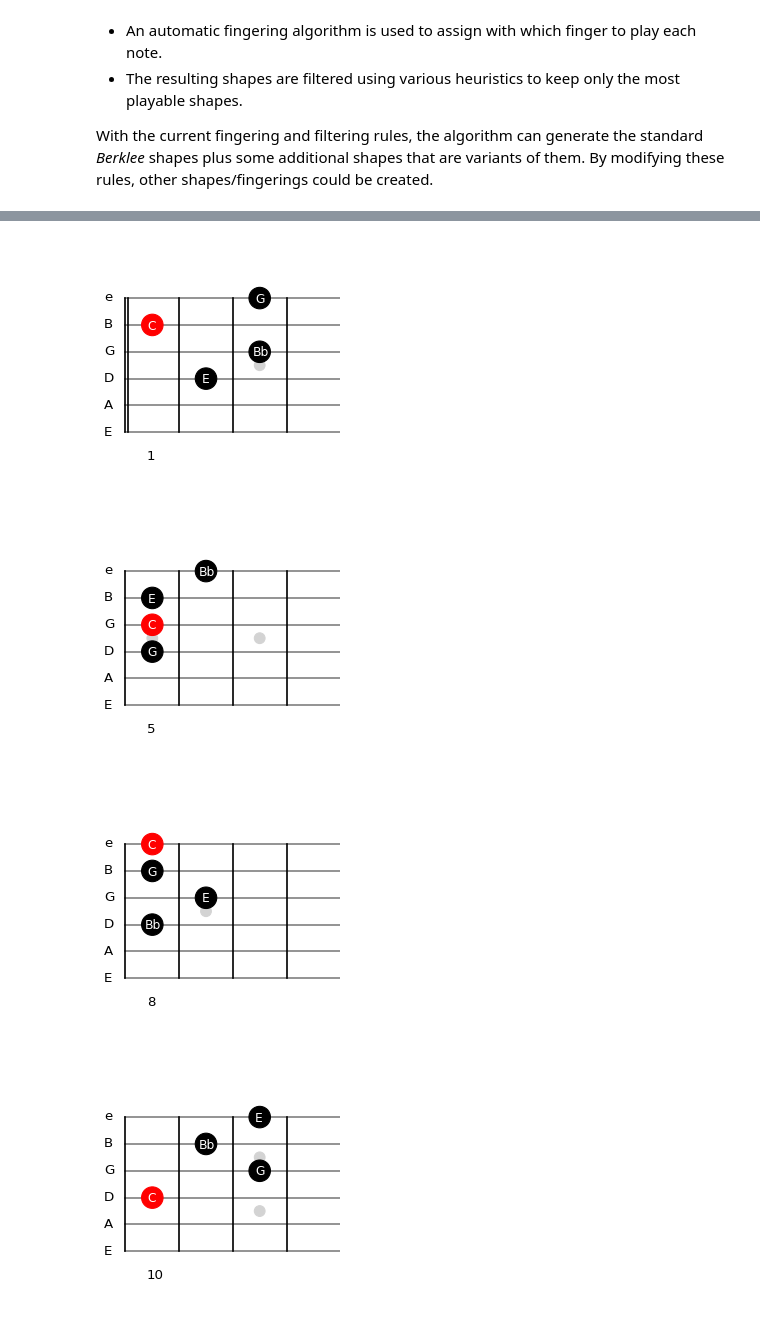
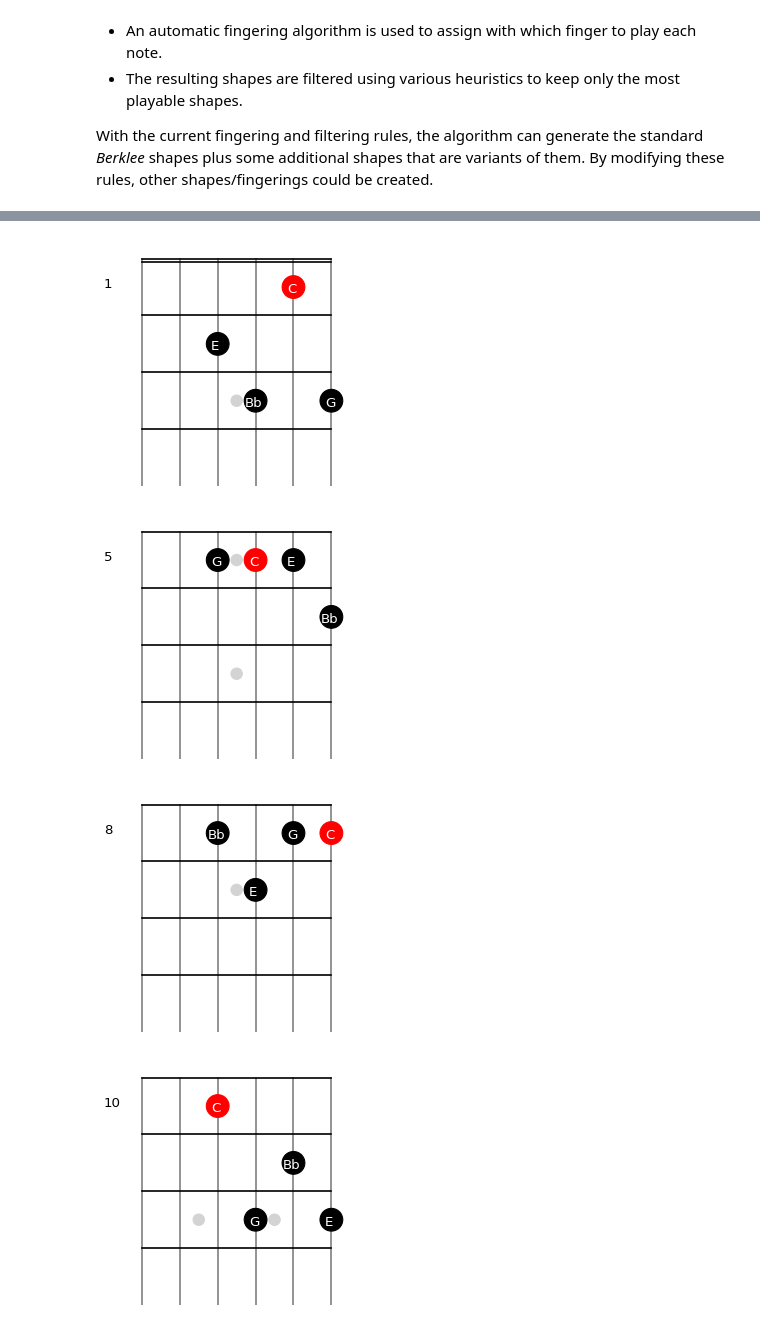
Before and after one commit to narcispr/PyFretboard, a Jupyter notebook: tutorial.ipynb, the cells around one changed output, grey strips where cells are left out. Drawn from its saved outputs; the diff is of its cells as text; code cells hidden in the pictures.

```diff
--- a/tutorial.ipynb
+++ b/tutorial.ipynb
@@ -76,15 +70,15 @@ for shape in c_major.all_shapes:
 # %%
 from PyFreatboard.build_shape import BuildShape
 from PyFreatboard.draw_freatboard import DrawFreatboard
 
 c7_drop2 = BuildShape(root='C', shape_type='7')
 drops = c7_drop2.build_drop(drop=2, bass_string="D")
-draw = DrawFreatboard()
+draw = DrawFreatboard(freat_size=15)
 for d in drops:
     if d.valid:
-        draw.draw_shape(d, text=DrawFreatboard.TEXT_NOTE)
+        draw.draw_shape_vertical(d, text=DrawFreatboard.TEXT_NOTE)
 # %% [output]
-[figure, old version]
+[figure, new version]
-[figure, old version]
+[figure, new version]
-[figure, old version]
+[figure, new version]
-[figure, old version]
+[figure, new version]
```
Also changed, not shown: parts of 4 cells of this notebook.
